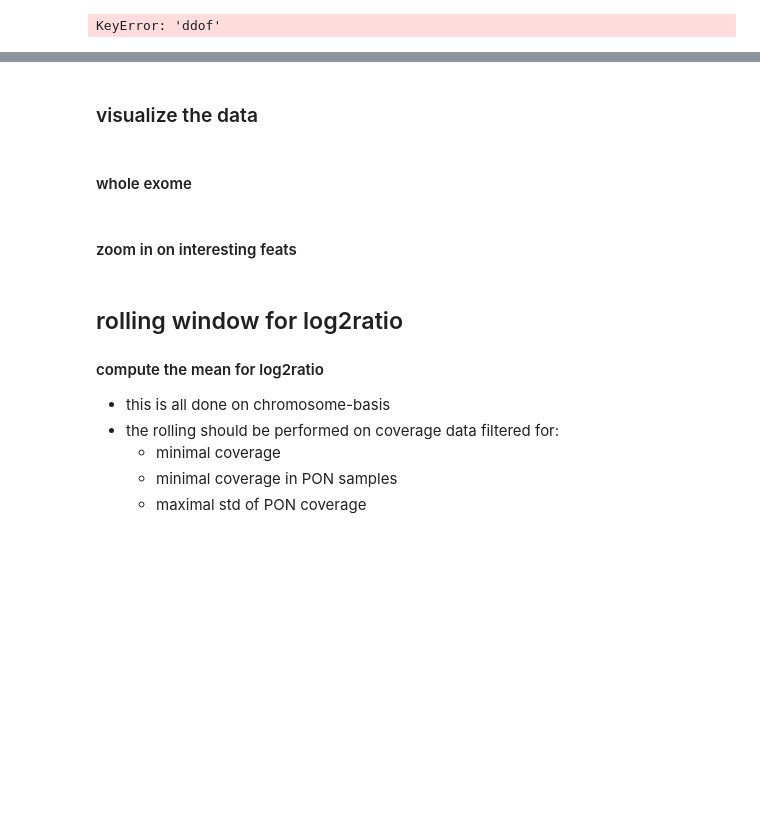
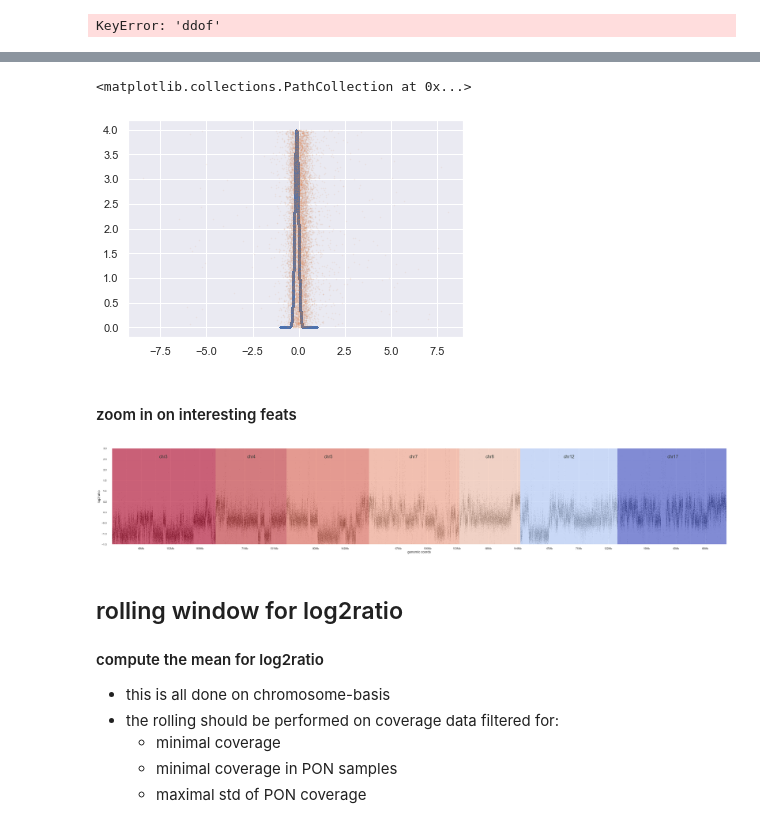
Before and after one commit to Mar111tiN/myCNV, a Jupyter notebook: nb/addRollingCoverage.ipynb, the cells around one changed output, grey strips where cells are left out. Drawn from its saved outputs; the diff is of its cells as text; code cells hidden in the pictures; blank space fills up the shorter version.

Commit message:
working on gaussian center fit

```diff
--- a/nb/addRollingCoverage.ipynb
+++ b/nb/addRollingCoverage.ipynb
@@ -84,0 +87,4 @@ KeyError: 'ddof'
+# %%
+df = cov_df.copy()
+
+df['log2ratio'].mean()
@@ -91,2 +96,0 @@ snp_df[:3]
-# %% [markdown]
-### visualize the data
@@ -100,2 +96,0 @@ fig_params = dict(
-# %% [markdown]
-#### whole exome
@@ -114,0 +97,18 @@ fig, ax, df, chrom_df = plot_genomic(cov_df, plots=[log2], chroms='all', region=
+# %%
+import numpy.random as rnd
+
+sigma = 0.1
+
+# get the mean of the center band
+mean = df.query('-0.5 < log2ratio < 0.3')['log2ratio'].mean()
+
+mean
+def llh(data, mean, sigma):
+    s = np.sqrt(2 * np.pi) * sigma
+    return np.exp((data - mean)**2 / (-2*(sigma**2))) / s
+r = np.linspace(-1,1,1000000)
+plt.scatter(r, llh(r, mean, sigma), s=.2, alpha=0.1);
+plt.scatter(df.iloc[:10000,:]['log2ratio'], rnd.random(10000)*4, s=0.2, alpha=.1)
+# %% [output]
+<matplotlib.collections.PathCollection at 0x...>
+[figure, added]
@@ -116,8 +131,10 @@ fig, ax, df, chrom_df = plot_genomic(cov_df, plots=[log2], chroms='all', region=
 #### zoom in on interesting feats
 # %%
 
-chroms = ['chr5', 'chr7','chr8', 'chr11', 'chr17']
+chroms = ['chr3', 'chr4', 'chr5', 'chr7','chr8', 'chr12', 'chr17']
 fig, ax, df, chrom_df = plot_genomic(cov_df, plots=[log2], chroms=chroms, region='', **fig_params)
+# %% [output]
+[figure, added]
 # %%
 log2 = dict(
         title='log2ratio',
```
Also changed, not shown: parts of 16 cells of this notebook, 7 other files.
